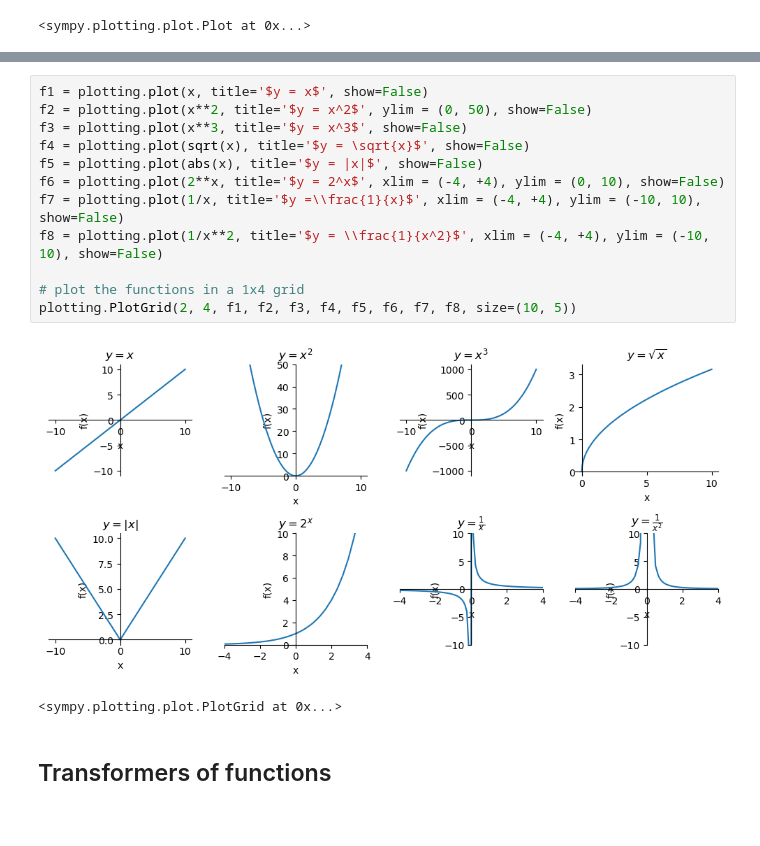
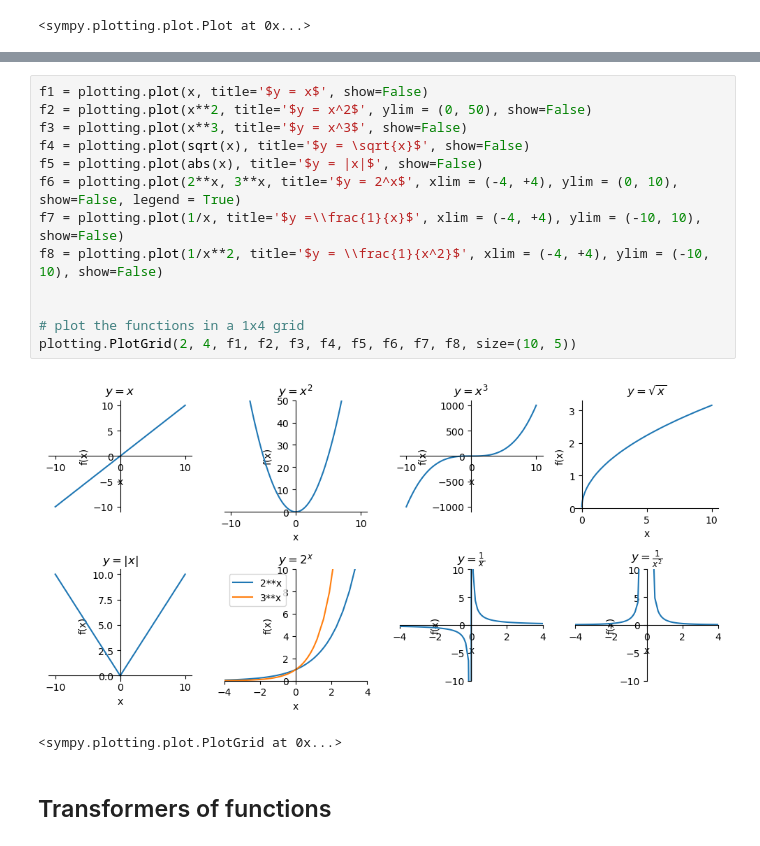
Before and after one commit to Fra0128/Symbolic-Mathematics-with-SymPy, a Jupyter notebook: 0_precalculus.ipynb, the cells around one changed output, grey strips where cells are left out. Cells and saved outputs as stored; diff of their text form.

Commit message:
fix: update a plot in Toolkit functions

```diff
--- a/0_precalculus.ipynb
+++ b/0_precalculus.ipynb
@@ -183,17 +183,18 @@ plot(1/x**2, size=(3, 3), title='$y = \\frac{1}{x^2}$', xlim = (-4, +4), ylim =
 # %%
 f1 = plotting.plot(x, title='$y = x$', show=False)
 f2 = plotting.plot(x**2, title='$y = x^2$', ylim = (0, 50), show=False)
 f3 = plotting.plot(x**3, title='$y = x^3$', show=False)
 f4 = plotting.plot(sqrt(x), title='$y = \sqrt{x}$', show=False)
 f5 = plotting.plot(abs(x), title='$y = |x|$', show=False)
-f6 = plotting.plot(2**x, title='$y = 2^x$', xlim = (-4, +4), ylim = (0, 10), show=False)
+f6 = plotting.plot(2**x, 3**x, title='$y = 2^x$', xlim = (-4, +4), ylim = (0, 10), show=False, legend = True)
 f7 = plotting.plot(1/x, title='$y =\\frac{1}{x}$', xlim = (-4, +4), ylim = (-10, 10), show=False)
 f8 = plotting.plot(1/x**2, title='$y = \\frac{1}{x^2}$', xlim = (-4, +4), ylim = (-10, 10), show=False)
 
+
 # plot the functions in a 1x4 grid
 plotting.PlotGrid(2, 4, f1, f2, f3, f4, f5, f6, f7, f8, size=(10, 5))
 # %% [output]
-[figure, old version]
+[figure, new version]
 <sympy.plotting.plot.PlotGrid at 0x...>
 # %% [markdown]
 ## Transformers of functions
```
Also changed, not shown: parts of 3 cells of this notebook.
